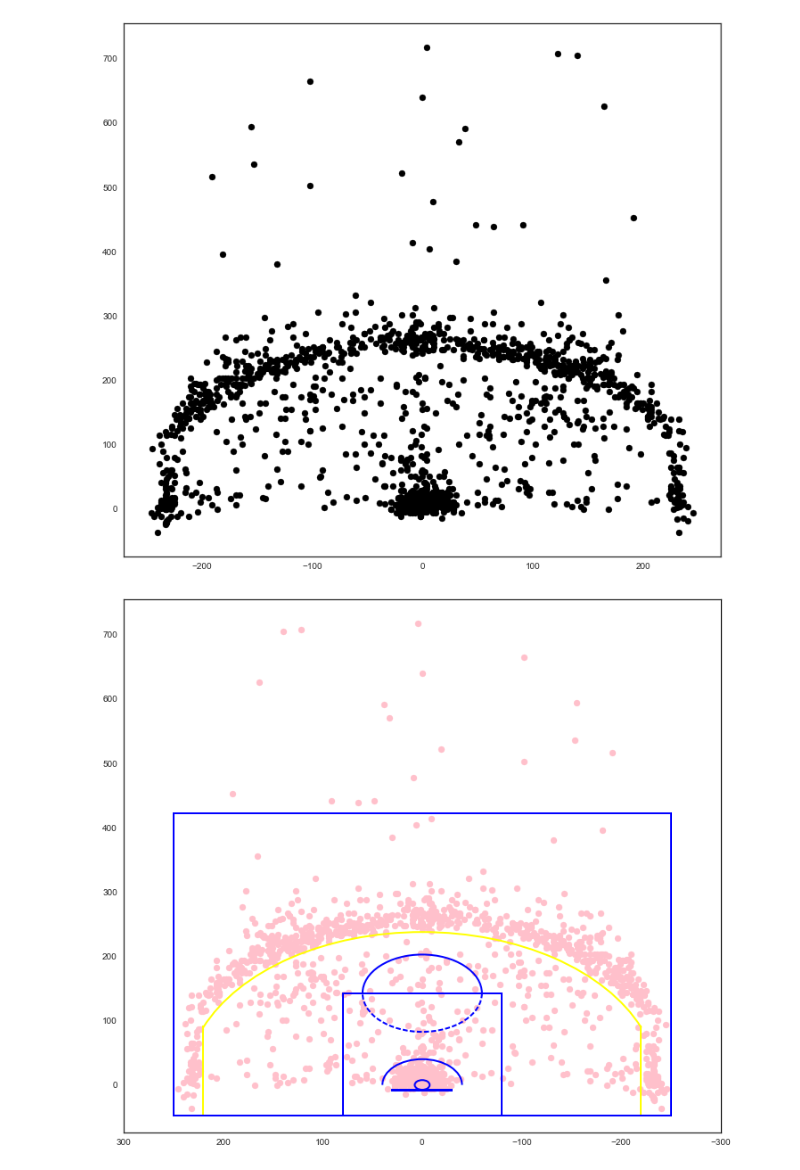
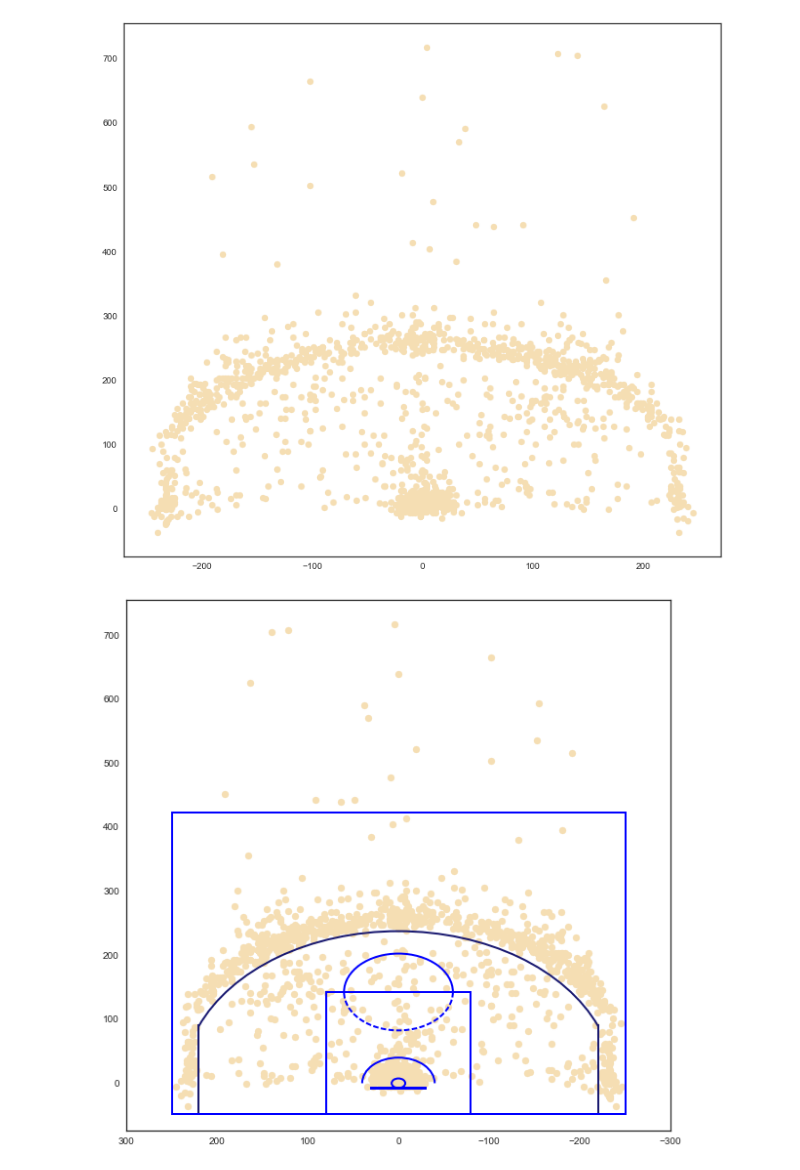
Before and after one commit to TomDonoghue/Pr_065, a Jupyter notebook: FInalProject.ipynb, the cells around one changed output. Cells and saved outputs as stored; diff of their text form; code cells hidden in the pictures.

```diff
--- a/FInalProject.ipynb
+++ b/FInalProject.ipynb
@@ -36,14 +37,14 @@ df_shots = pd.DataFrame(shots, columns=headers)
 sns.set_style("white")
 sns.set_color_codes()
 plt.figure(figsize=(12,11))
-plt.scatter(df_shots.LOC_X, df_shots.LOC_Y, color='black')
+plt.scatter(df_shots.LOC_X, df_shots.LOC_Y, color='wheat')
 plt.show()
 # %% [output]
-[figure, old version]
+[figure, new version]
 # %%
 from matplotlib.patches import Circle, Rectangle, Arc
 
-def draw_court(ax=None, color='yellow', lw=2, outer_lines=False):
+def draw_court(ax=None, color='#191970', lw=2, outer_lines=False):
     # If an axes object isn't provided to plot onto, just get current one
     if ax is None:
         ax = plt.gca()
@@ -100,14 +101,14 @@ def draw_court(ax=None, color='yellow', lw=2, outer_lines=False):
 
     return ax
 # %%
-plt.figure(figsize=(12,11))
-plt.scatter(df_shots.LOC_X, df_shots.LOC_Y, color='pink')
+plt.figure(figsize=(10,10))
+plt.scatter(df_shots.LOC_X, df_shots.LOC_Y, color='wheat')
 draw_court(outer_lines=True)
 # Descending values along the axis from left to right
 plt.xlim(300,-300)
 plt.show()
 # %% [output]
-[figure, old version]
+[figure, new version]
 # %%
 df_shots.drop(['GRID_TYPE','GAME_ID','GAME_EVENT_ID','PLAYER_ID','PLAYER_NAME','TEAM_ID','TEAM_NAME','PERIOD','MINUTES_REMAINING','SECONDS_REMAINING','SHOT_ZONE_AREA','SHOT_DISTANCE','GAME_DATE','HTM','VTM','ACTION_TYPE','SHOT_TYPE','SHOT_ZONE_RANGE','SHOT_ZONE_BASIC'], axis=1, inplace=True)
 
```
Also changed, not shown: parts of 3 cells of this notebook.
